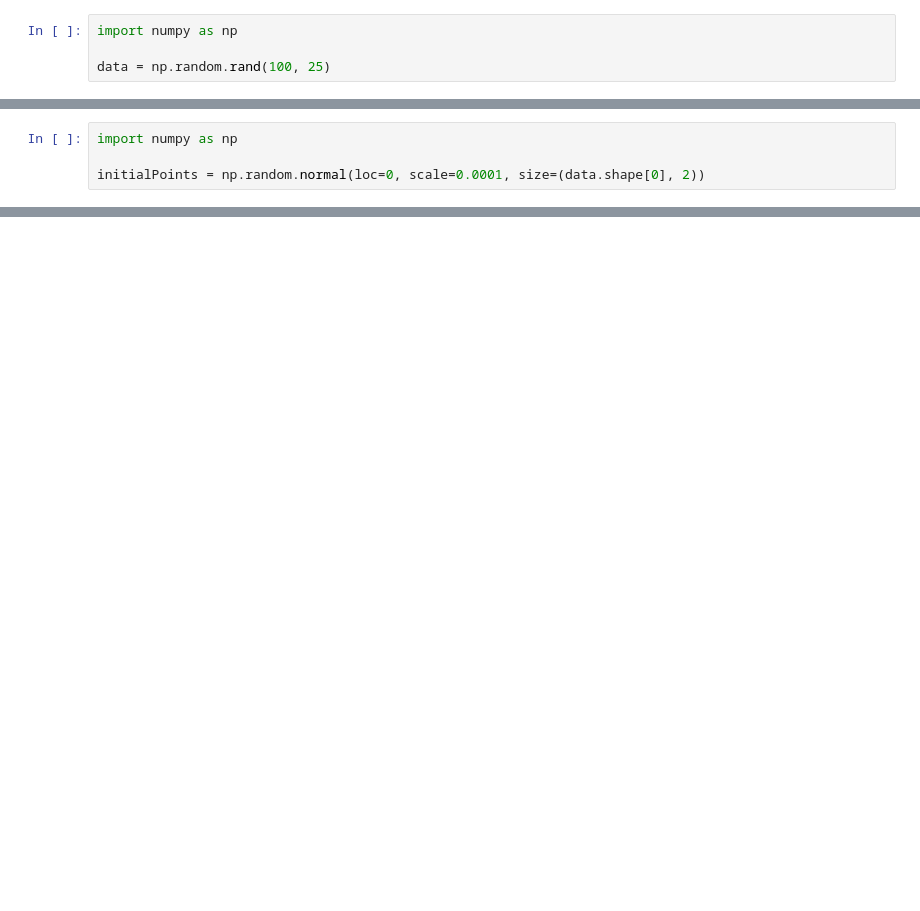
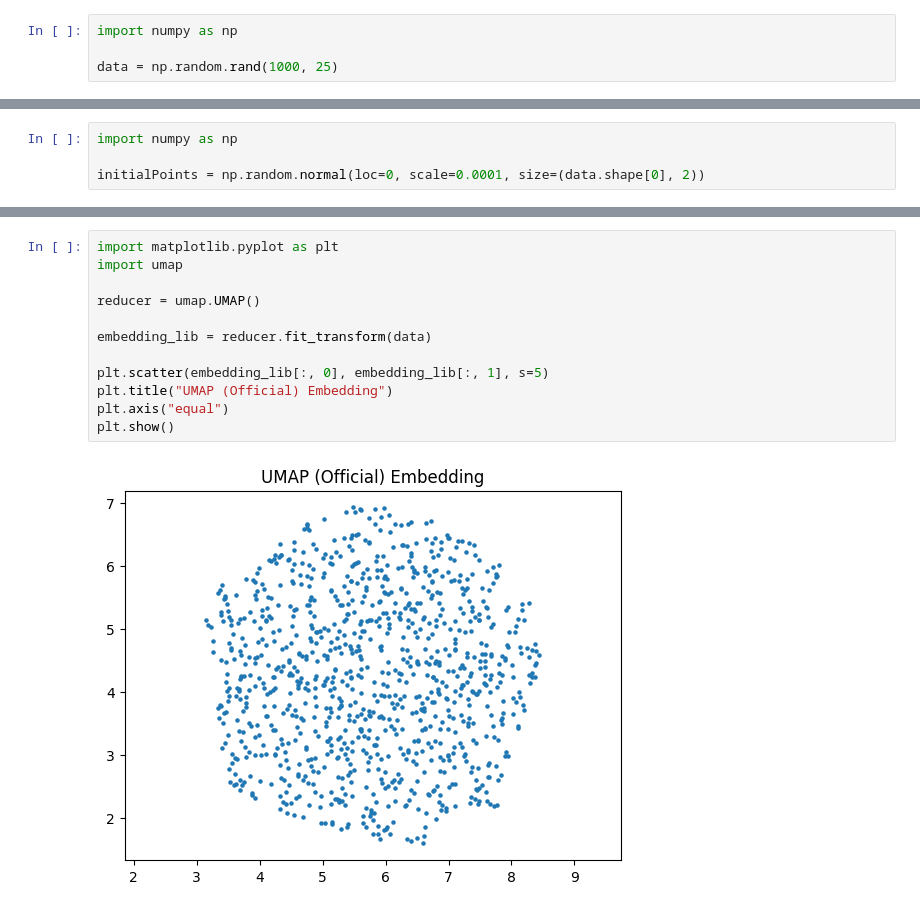
Before and after one commit to Antel0pe/SpaceOfMNIST-Digits, a Jupyter notebook: UMAP_Implementation.ipynb, the cells around one changed output, grey strips where cells are left out. Saved outputs shown, nothing was run; the diff lists cells and outputs as text; blank space fills up the shorter version.

Commit message:
finished up umap

```diff
--- a/UMAP_Implementation.ipynb
+++ b/UMAP_Implementation.ipynb
@@ -1,7 +1,7 @@
 # %%
 import numpy as np
 
-data = np.random.rand(100, 25)
+data = np.random.rand(1000, 25)
 # %%
 kNeighbors = 5
 # %%
@@ -78,0 +212,14 @@ def umap_loss(positive_pairs, negative_pairs, embedding_positions, gamma, a=1.92
+# %%
+import matplotlib.pyplot as plt
+import umap
+
+reducer = umap.UMAP()
+
+embedding_lib = reducer.fit_transform(data)
+
+plt.scatter(embedding_lib[:, 0], embedding_lib[:, 1], s=5)
+plt.title("UMAP (Official) Embedding")
+plt.axis("equal")
+plt.show()
+# %% [output]
+[figure, added]
```
Also changed, not shown: parts of 13 cells of this notebook, 21 other files.
